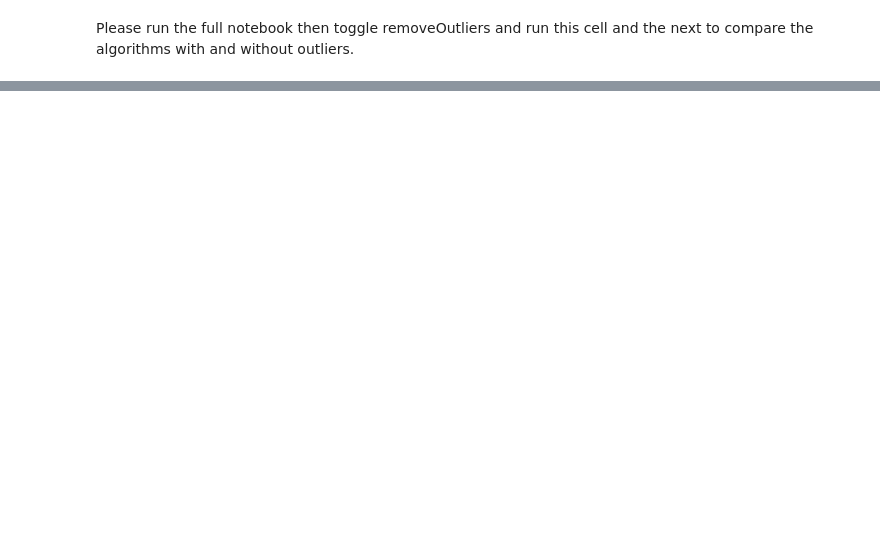
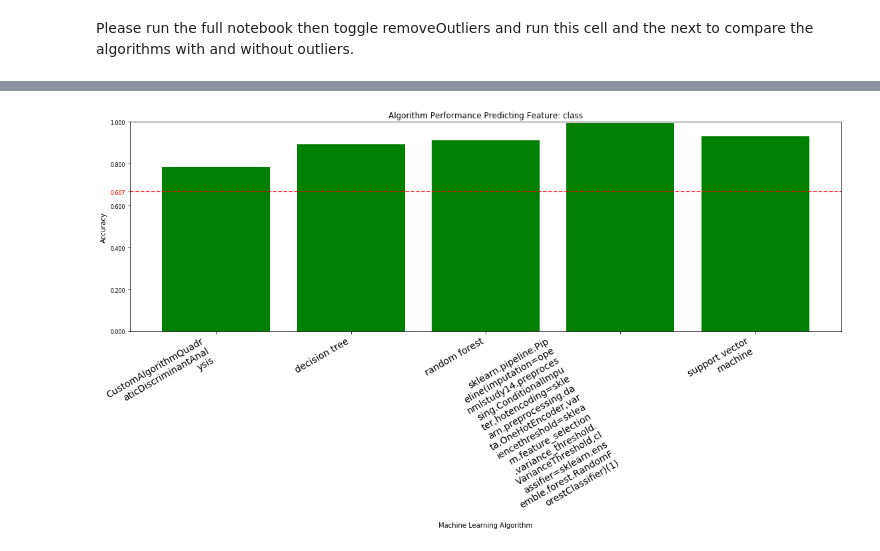
Before and after one commit to Hugoos/TestAutoNotebook, a Jupyter notebook: datasets/4.ipynb, the cells around one changed output, grey strips where cells are left out. Saved outputs shown, nothing was run; the diff lists cells and outputs as text; code cells hidden in the pictures; blank space fills up the shorter version.

```diff
--- a/datasets/4.ipynb
+++ b/datasets/4.ipynb
@@ -42,2 +92,14 @@ plot_alg(data, strats, maxBaseline, problemType)
+# %%
+from sklearn.discriminant_analysis import QuadraticDiscriminantAnalysis
+
+#Create a custom algorithm by setting classifier and name
+#---------------------------------------------------
+clf =  QuadraticDiscriminantAnalysis()
+name = "CustomAlgorithmQuadraticDiscriminantAnalysis"
+#---------------------------------------------------
+runMLAlgorithm(estimator=clf, name=name, settings=settings)
+plot_alg(data, settings.strats, maxBaseline, problemType)
+# %% [output]
+[figure, added]
 # %%
 from scripts.relativePerformance import *
```
Also changed, not shown: parts of 9 cells of this notebook, 36 other files.
